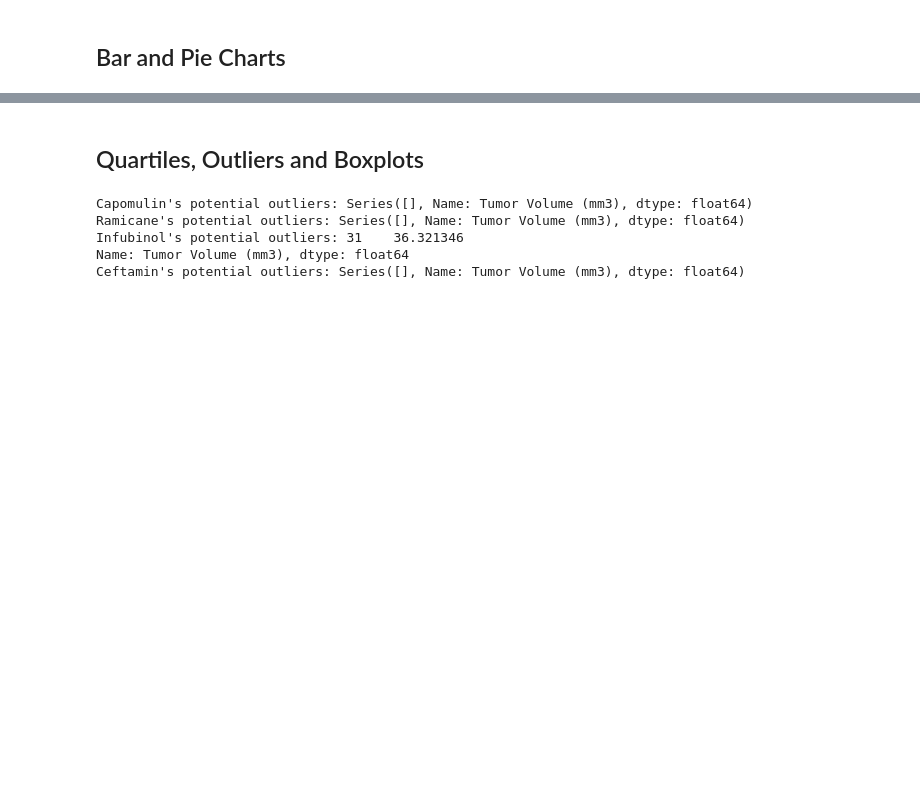
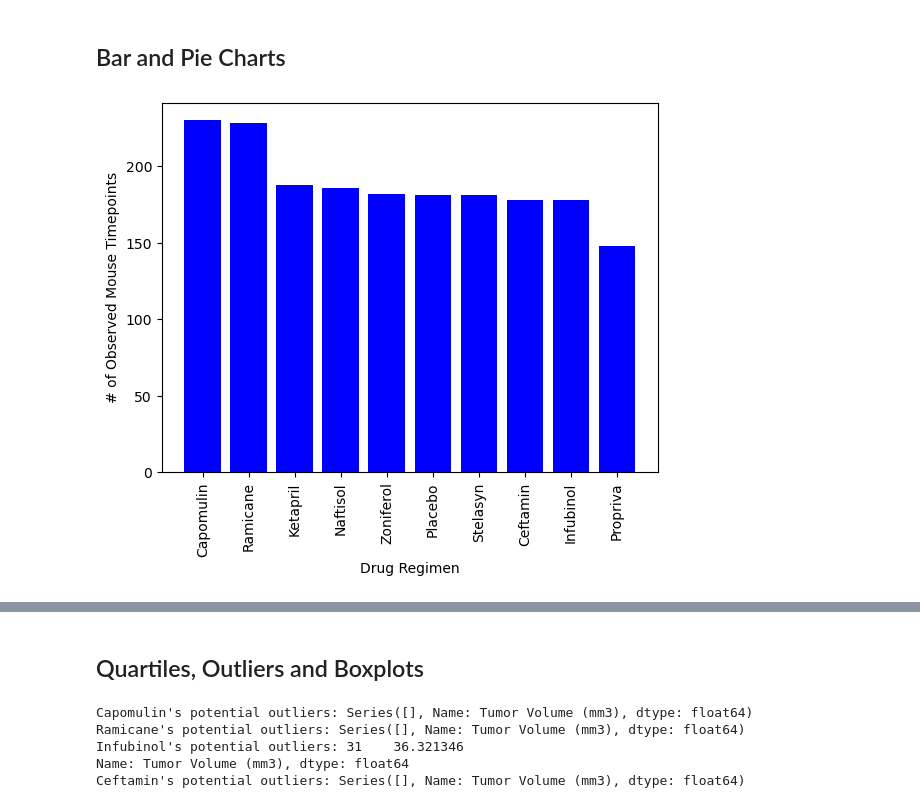
Before and after one commit to mrybicki87/Pymaceuticals, a Jupyter notebook: pymaceuticals_starter.ipynb, the cells around one changed output, grey strips where cells are left out. Saved outputs shown, nothing was run; the diff lists cells and outputs as text; code cells hidden in the pictures; blank space fills up the shorter version.

```diff
--- a/pymaceuticals_starter.ipynb
+++ b/pymaceuticals_starter.ipynb
@@ -147,3 +146,16 @@ drug_regimen_agg
 # %% [markdown]
 ## Bar and Pie Charts
+# %%
+# Generate a bar plot showing the total number of rows (Mouse ID/Timepoints) for each drug regimen using Pandas.
+drug_regimen_list = ['Capomulin','Ramicane','Ketapril','Naftisol','Zoniferol','Placebo','Stelasyn','Ceftamin','Infubinol','Propriva']
+#print(drug_regimen_list)
+count_timepoints = clean_mouse_study_df.groupby(["Drug Regimen"])["Timepoint"].count()
+count_timepoints = count_timepoints.sort_values(ascending=False)
+plt.bar(drug_regimen_list, count_timepoints, color="blue")
+plt.xticks(rotation="vertical")
+plt.xlabel("Drug Regimen")
+plt.ylabel("# of Observed Mouse Timepoints")
+plt.show()
+# %% [output]
+[figure, added]
 # %%
```
Also changed, not shown: parts of 8 cells of this notebook.
